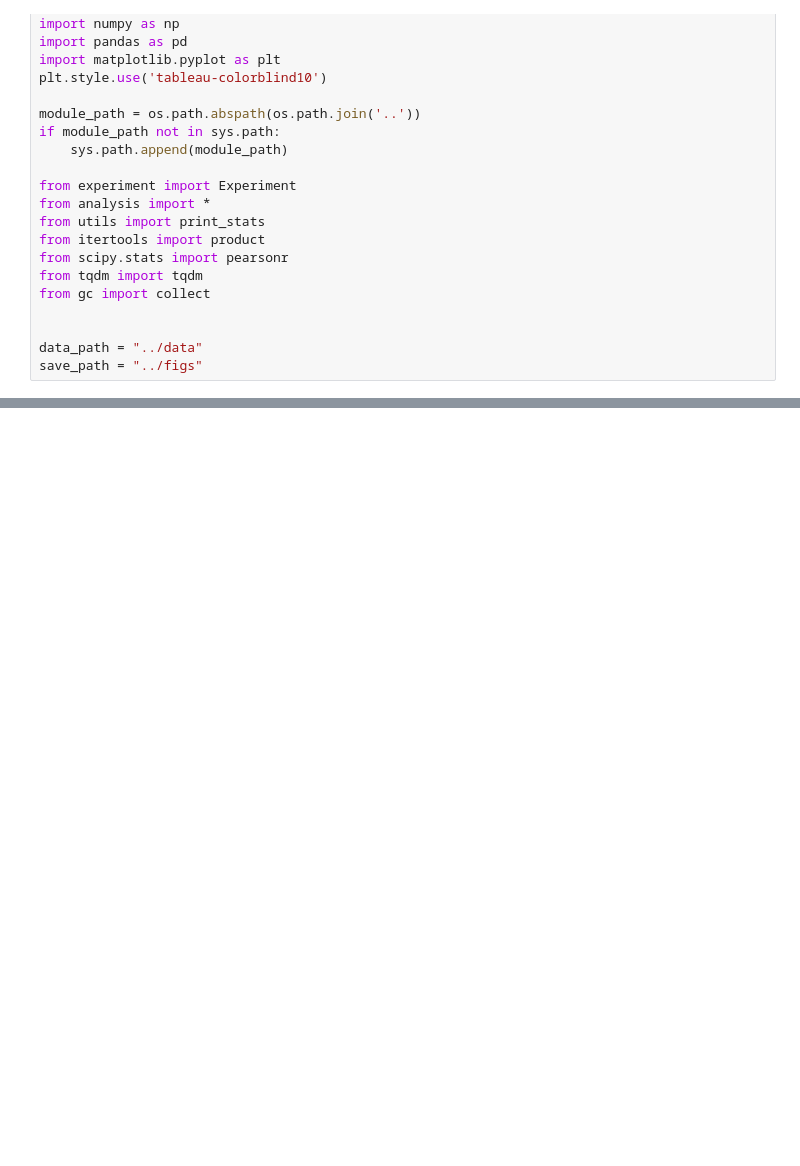
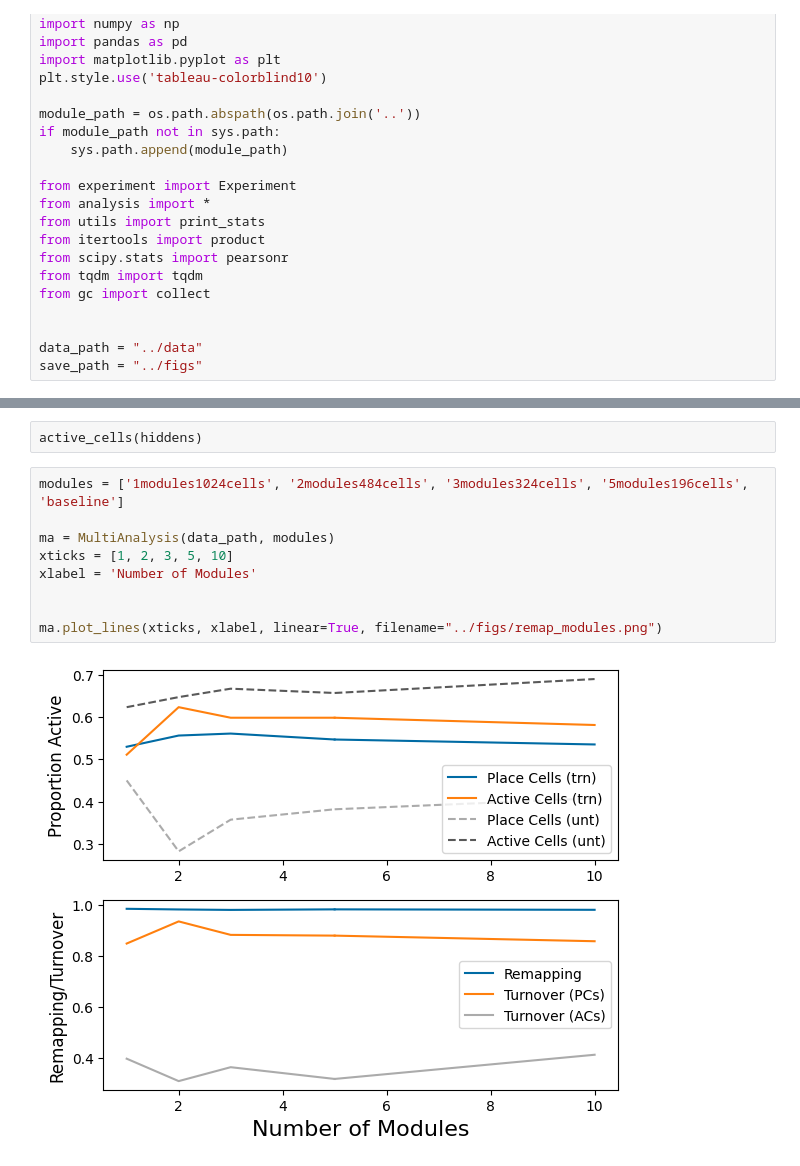
Before and after one commit to ChackMociute/Master-Thesis, a Jupyter notebook: analysis/remapping.ipynb, the cells around one changed output, grey strips where cells are left out. Saved outputs shown, nothing was run; the diff lists cells and outputs as text; blank space fills up the shorter version.

```diff
--- a/analysis/remapping.ipynb
+++ b/analysis/remapping.ipynb
@@ -167,0 +71,13 @@ plot_lines(df, linear=True, filename="../figs/remap_cells.png")
+# %% [raw]
+active_cells(hiddens)
+# %%
+modules = ['1modules1024cells', '2modules484cells', '3modules324cells', '5modules196cells', 'baseline']
+
+ma = MultiAnalysis(data_path, modules)
+xticks = [1, 2, 3, 5, 10]
+xlabel = 'Number of Modules'
+
+
+ma.plot_lines(xticks, xlabel, linear=True, filename="../figs/remap_modules.png")
+# %% [output]
+[figure, added]
```
Also changed, not shown: parts of 28 cells of this notebook, 6 other files.
